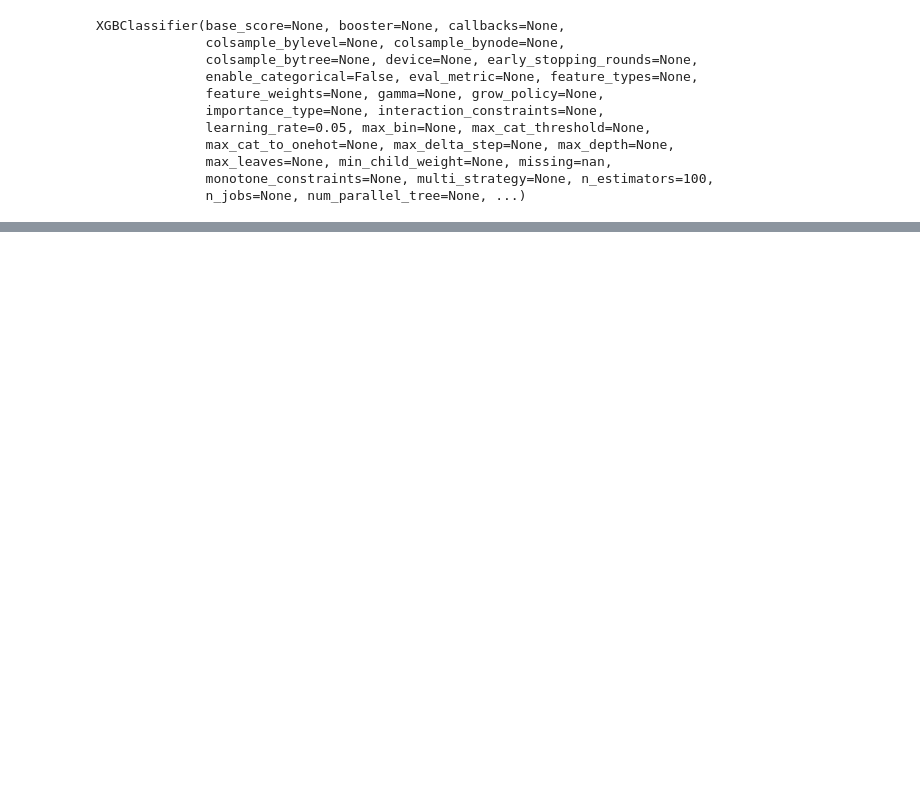
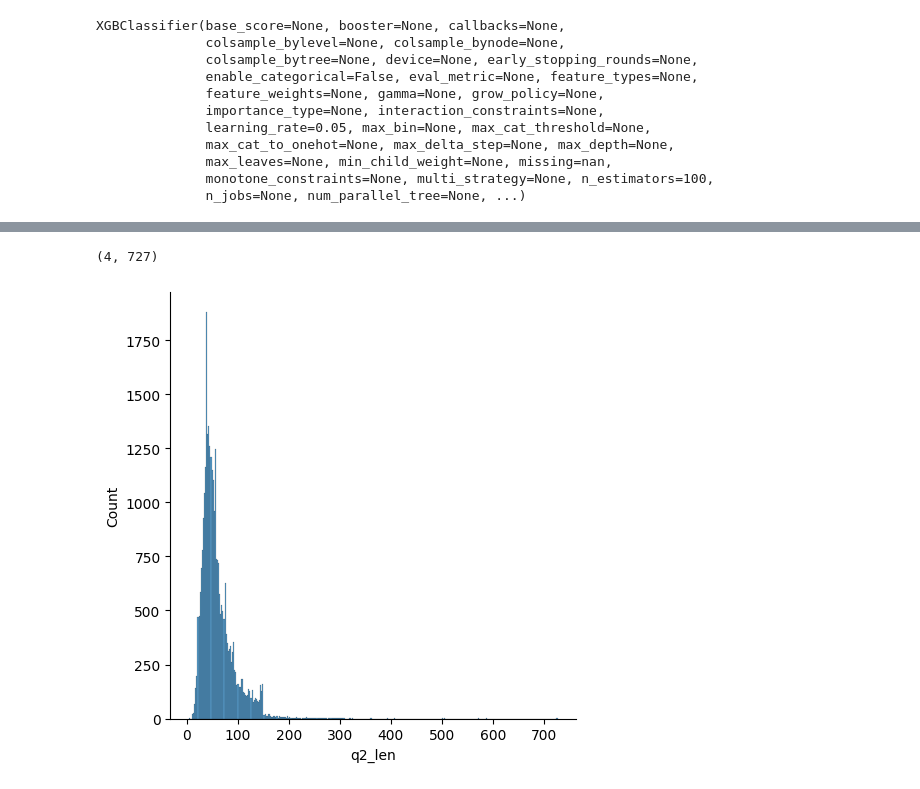
Before and after one commit to SakshamBansal753/Projects-of-Deep-Learning, a Jupyter notebook: NLP/Duplicate_question_answer_quora.ipynb, the cells around one changed output, grey strips where cells are left out. Saved outputs shown, nothing was run; the diff lists cells and outputs as text; code cells hidden in the pictures; blank space fills up the shorter version.

```diff
--- a/NLP/Duplicate_question_answer_quora.ipynb
+++ b/NLP/Duplicate_question_answer_quora.ipynb
@@ -273,0 +362,6 @@ accuracy_score(y_test,y_pred)
+# %%
+sns.displot(df["q2_len"])
+df["q2_len"].min(),df["q2_len"].max()
+# %% [output]
+(4, 727)
+[figure, added]
```
Also changed, not shown: parts of 31 cells of this notebook.
